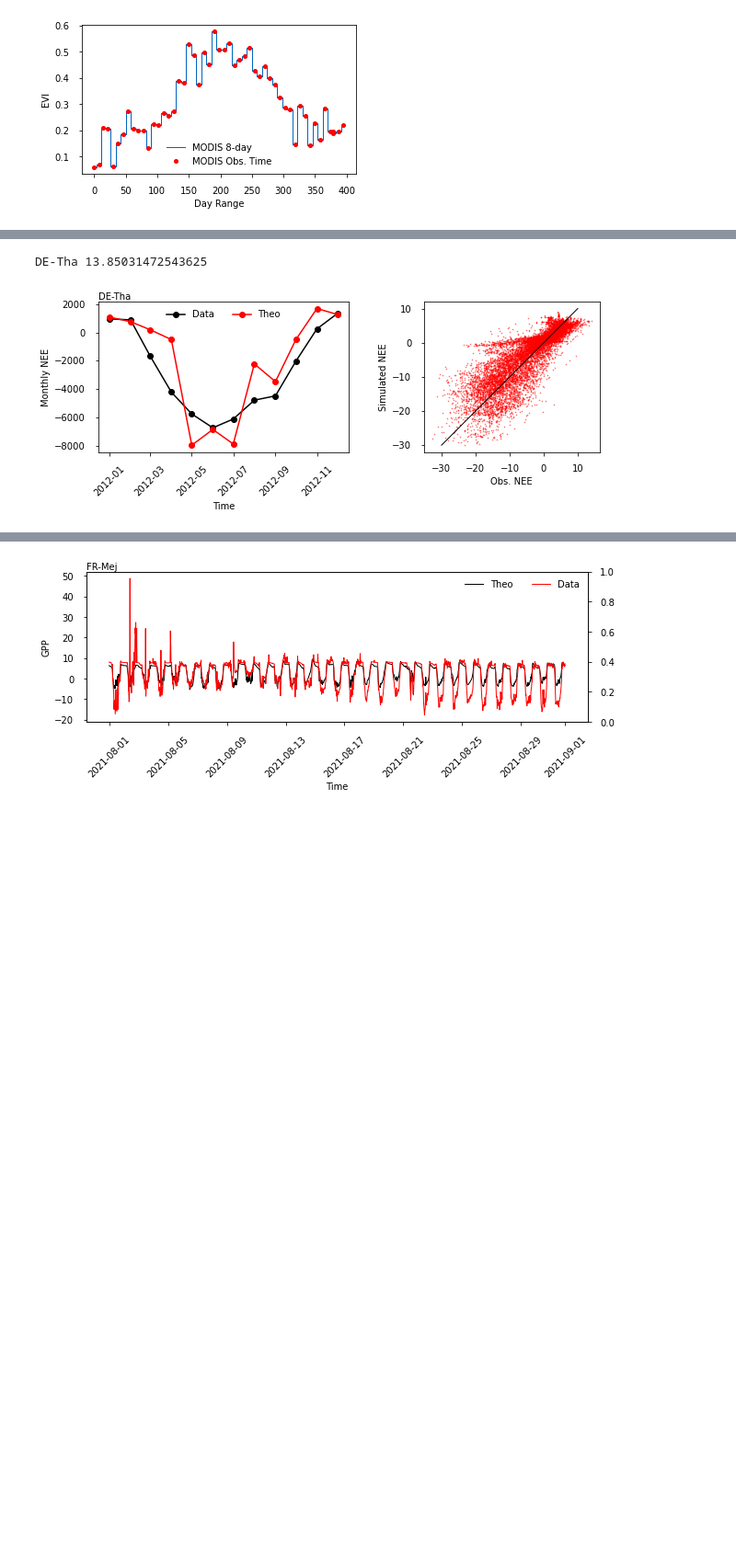
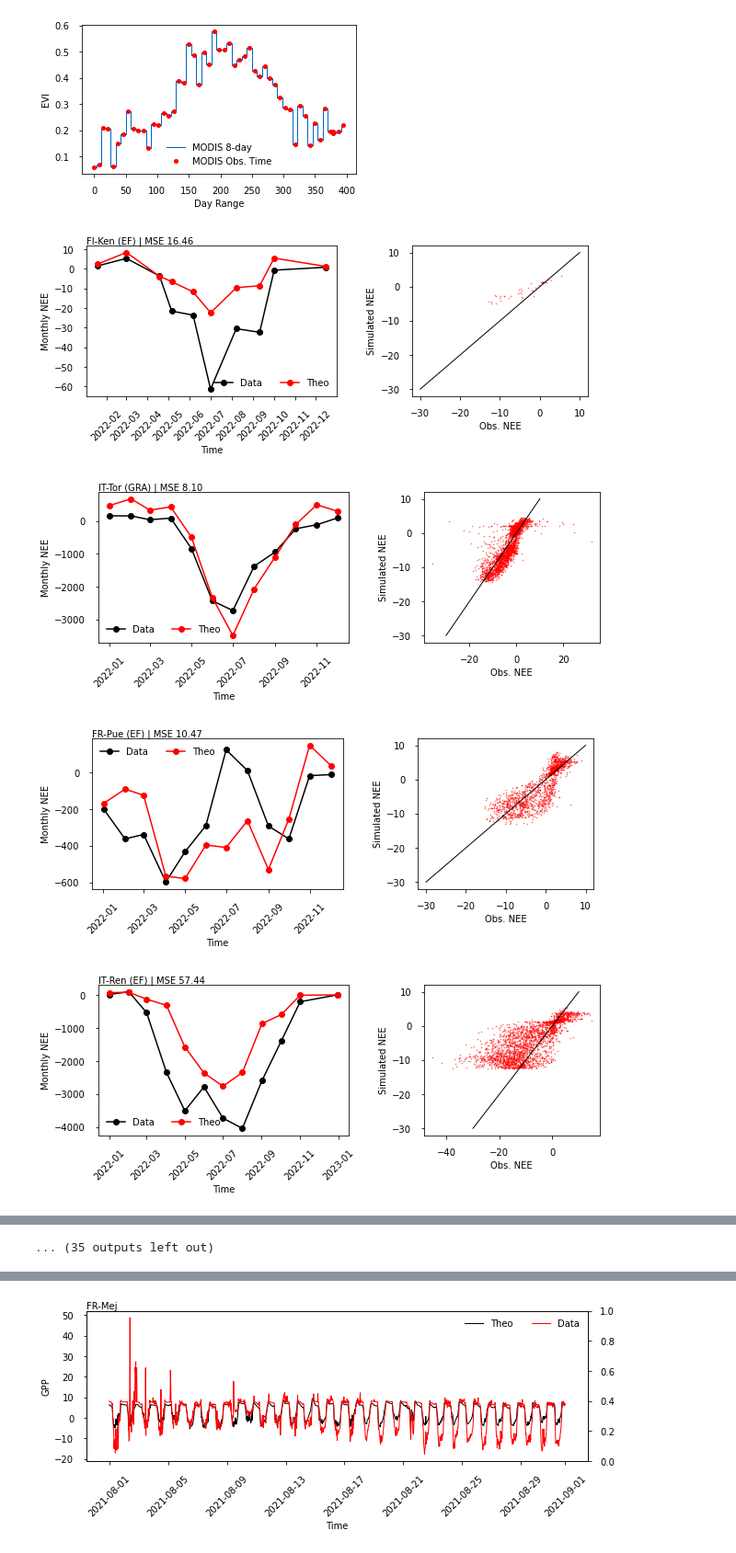
Before and after one commit to tglauch/pyVPRM, a Jupyter notebook: analysis_scripts/fit_VPRM_params.ipynb, the cells around one changed output, grey strips where cells are left out. Shown at 92% size. Saved outputs shown, nothing was run; the diff lists cells and outputs as text; code cells hidden in the pictures; blank space fills up the shorter version.

```diff
--- a/analysis_scripts/fit_VPRM_params.ipynb
+++ b/analysis_scripts/fit_VPRM_params.ipynb
@@ -20,4 +20,10 @@ import pytz
 from dateutil import parser
 from fancy_plot import *
 import datetime
+# %%
+all_data = []
+for f in glob.glob('./site_data_for_fit_modis/*'):
+    with open(f, 'rb') as ifile:
+        all_data.append(pickle.load(ifile))
+all_data = np.concatenate(all_data)
 # %%
@@ -265,14 +256,17 @@ gpp_key = 'GPP_DT_VUT_REF'
 nee_key = 'NEE_VUT_REF'
 reco_key = 'RECO_DT_VUT_REF'
 # %%
-# for i in range(len(all_data)):
-#     data_for_fit = all_data[i].get_data()
-#     ws = data_for_fit['WS']
-#     all_data[i].flux_data = data_for_fit[(ws>0) & (ws<2)]
+all_data_filtered = []
+for i in range(len(all_data)):
+    data_for_fit = all_data[i].get_data()
+    ws = data_for_fit['WS']
+    all_data[i].flux_data = data_for_fit[(ws>0) & (ws<2.5) & (data_for_fit['NEE_VUT_REF_QC'] == 0 )]
+    if np.all(np.isfinite(all_data[i].flux_data['lswi'].values)):
+        all_data_filtered.append(all_data[i])
 # %%
 vprm_inst = vprm()
 variable_dict = {'gpp': gpp_key, 'respiration': reco_key}
-best_fit_params = vprm_inst.fit_vprm_data(data_list=all_data,
+best_fit_params = vprm_inst.fit_vprm_data(data_list=all_data_filtered,
                                           variable_dict=variable_dict)
 # %%
 # with open('/home/b/b309233/modis.pickle', 'rb') as ifile:
@@ -286,8 +280,12 @@ best_fit_params = vprm_inst.fit_vprm_data(data_list=all_data,
 #                                                              best_fit_params[k]['par0'],
 #                                                              best_fit_params[k]['alpha'],
 #                                                              best_fit_params[k]['beta']))
+# %%
+veg_type_id = {'GRA': 7, 'MF': 3 , 'CRO':6,
+               'EF': 1, 'DF': 2, 'SH':4,  'WET':9}
+inv_map = {v: k for k, v in veg_type_id.items()}
 # %%
-for i in all_data:
+for i in all_data_filtered:
     # if i.site_name != 'IT-Niv':
     #     continue
 #    idata_junwei = pd.read_csv(glob.glob('/home/b/b309233/JunweiLi_VPRM_Simulate/*_{}.csv'.format(i.site_name))[0])
@@ -309,7 +307,7 @@ for i in all_data:
 #    ax2.scatter(idata_junwei['GPP_NT_VUT_REF'], -idata_junwei['Simulate_GEE'], alpha=0.5, color='blue', s=0.4)
     ax2.plot([-30, 10], [-30,10], color='k')
 
-    print(i.site_name,  np.mean((data_for_fit[nee_key].values - data_for_fit['pred'].values)**2))
+    mse = np.mean((data_for_fit[nee_key].values - data_for_fit['pred'].values)**2)
 
     monthly_data = data_for_fit.groupby(pd.Grouper(key='datetime_utc', freq='M'))
     monthly_data = [group for _,group in monthly_data]
@@ -317,35 +315,41 @@ for i in all_data:
     true = []
     month_count = []
     for m in monthly_data:
+        if len(m['datetime_utc'].values) ==0:
+            continue
         pred.append(m['pred'].sum())
         true.append(m[nee_key].sum())
         month_count.append(m['datetime_utc'].values[0])
     ax.plot(month_count, true,
             color='k', lw=1.5, label='Data',
             marker='o')
     ax.plot(month_count, pred, color='red',
             lw=1.5, label='Theo',
             marker='o')
     # ax.plot(data_for_fit['datetime_utc'].values, data_for_fit[gpp_key],
     #         color='k', lw=1.5, label='Data')
     # ax.plot(data_for_fit['datetime_utc'].values, data_for_fit['pred'], color='red', lw=1.5, label='Theo')
  #   times = [parser.parse(dt) for dt in idata_junwei['Unnamed: 0'].values]
   #  ax.plot(times, idata_junwei['LSWI'], color='blue', lw=1.5, label='Junwei')
     ax.legend(loc='best', ncol=3, frameon=False)
     # ax.set_xlim(parser.parse('2012-08-06'),
     #             parser.parse('2012-08-12'))
     # ax.set_xlim(19000, 19010)
     # ax.set_xticks([])
     ax.set_xlabel('Time')
     ax.set_ylabel('Monthly NEE')
     ax2.set_xlabel('Obs. NEE')
     ax2.set_ylabel('Simulated NEE')
-    ax.text(0.0, 1.0, i.site_name,
+    ax.text(0.0, 1.0, '{} ({}) | MSE {:.2f}'.format(i.site_name, inv_map[i.get_land_type()], mse),
          horizontalalignment='left',
          verticalalignment='bottom',
          transform = ax.transAxes)
     ax.tick_params(axis='x', rotation=45)
     fig.savefig('/home/b/b309233/plot_for_presentation/compare_{}.jpg'.format(i.site_name), bbox_inches='tight',
                 dpi=300)
     fig.show()
 # %% [output]
+[figure, new version]
+[figure, added]
+[figure, added]
+[figure, added]
@@ -352,2 +364 @@ for i in all_data:
-DE-Tha 13.85031472543625
+... (35 outputs left out)
-[figure, old version]
```
Also changed, not shown: parts of 3 cells of this notebook, 3 other files.
